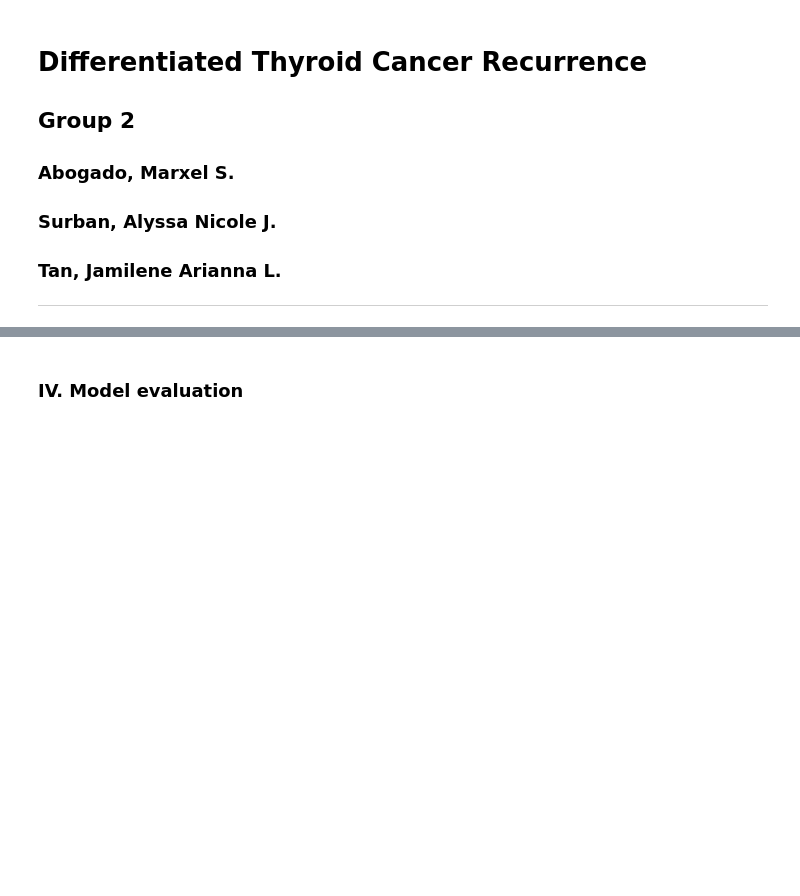
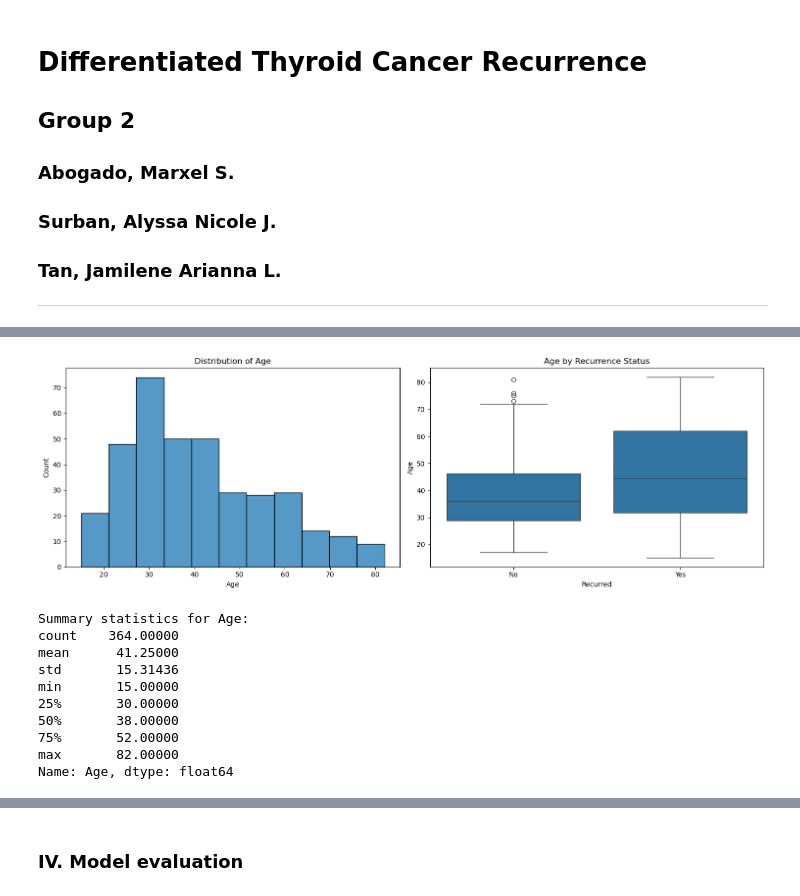
Before and after one commit to xyldxal/cmsc-177-dtcr, a Jupyter notebook: dtc_recurrence.ipynb, the cells around one changed output, grey strips where cells are left out. Cells and saved outputs as stored; diff of their text form; code cells hidden in the pictures; blank space fills up the shorter version.

```diff
--- a/dtc_recurrence.ipynb
+++ b/dtc_recurrence.ipynb
@@ -89,0 +150,15 @@ Dummy variables created. Shape: (364, 41)
+# %%
+# Analyze numerical variables
+analyze_numerical_variables(df)
+# %% [output]
+[figure, added]
+Summary statistics for Age:
+count    364.00000
+mean      41.25000
+std       15.31436
+min       15.00000
+25%       30.00000
+50%       38.00000
+75%       52.00000
+max       82.00000
+Name: Age, dtype: float64
```
Also changed, not shown: parts of 21 cells of this notebook, 2 other files.
